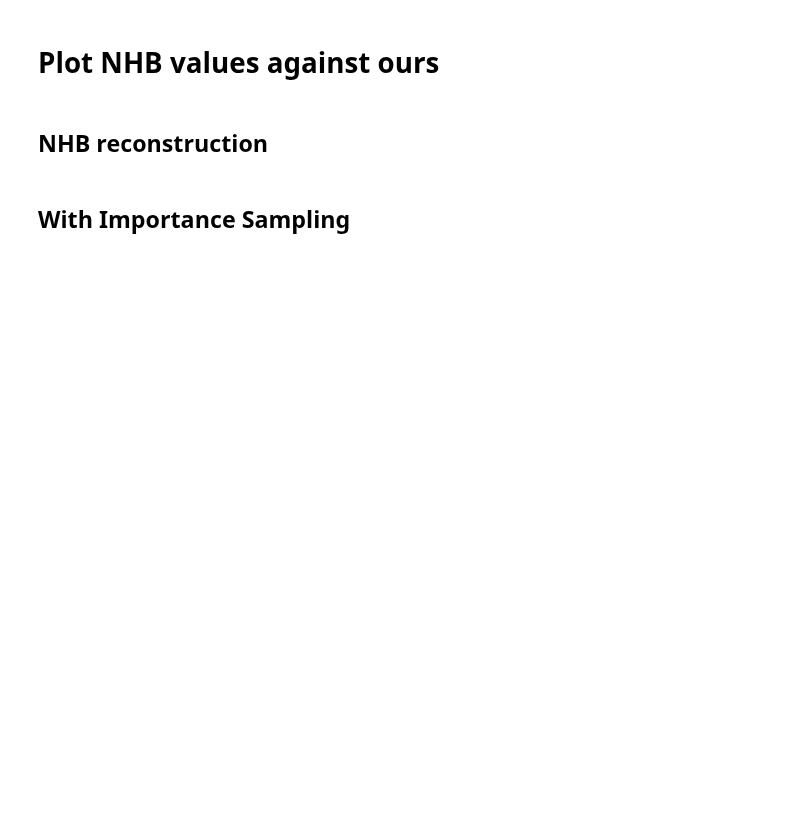
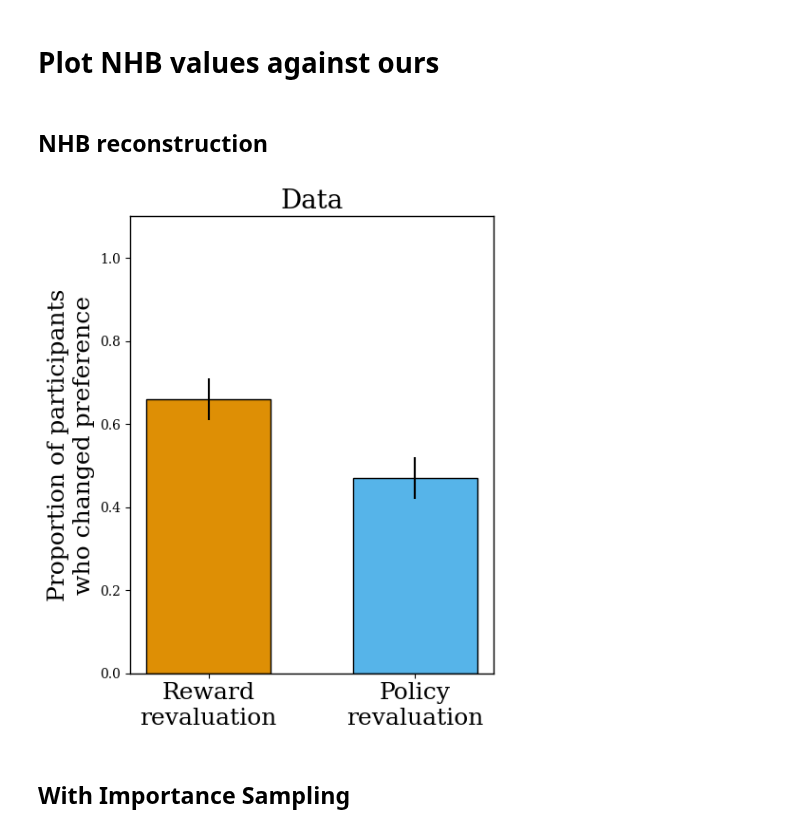
Before and after one commit to ArminBaz/SR-IS, a Jupyter notebook: src/reval_nhb.ipynb, the cells around one changed output. Cells and saved outputs as stored; diff of their text form; code cells hidden in the pictures; blank space fills up the shorter version.

```diff
--- a/src/reval_nhb.ipynb
+++ b/src/reval_nhb.ipynb
@@ -387,14 +391,16 @@ save_path = None
 # %%
 # save_path = save_dir + "NHB_data.png"
 save_path = None
 nhb_means = [0.66, 0.47]
 nhb_stds = [0.05, 0.05]
 xlabels = ['Reward\nrevaluation', 'Policy\nrevaluation']
 colors = [1, 9]
 ylabel = 'Proportion of participants\nwho changed preference'
 
 # Call the function
-# create_bar_plot(nhb_means, colors, ylabel, xlabels, std=nhb_stds, save_path=save_path, title="Data")
+create_bar_plot(nhb_means, colors, ylabel, xlabels, std=nhb_stds, save_path=save_path, title="Data")
+# %% [output]
+[figure, added]
 # %% [markdown]
 ## With Importance Sampling
 # %%
```
Also changed, not shown: parts of 9 cells of this notebook.
